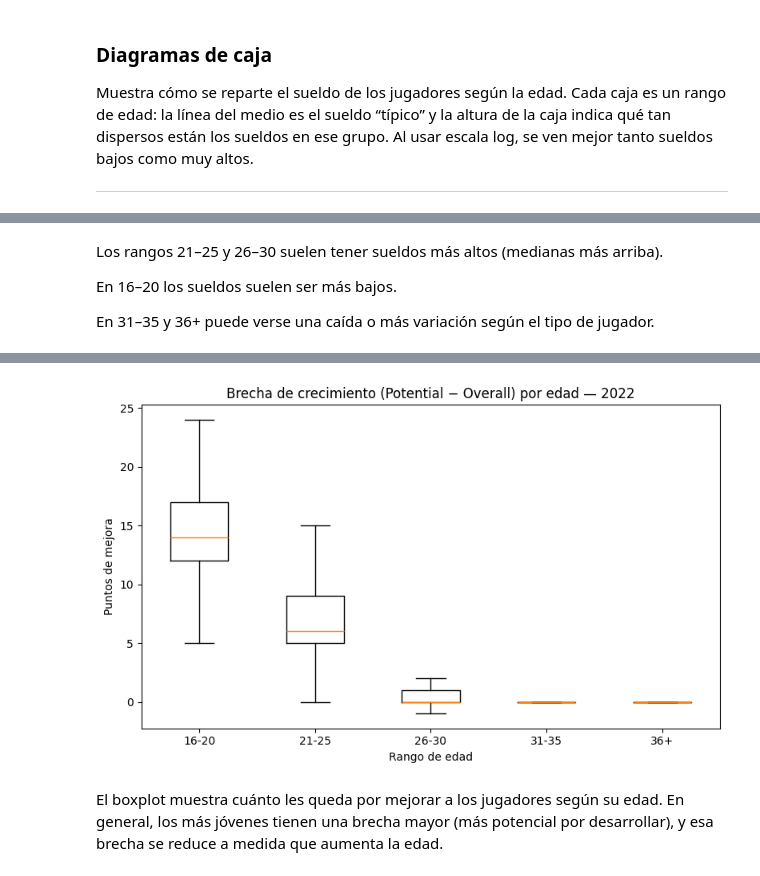
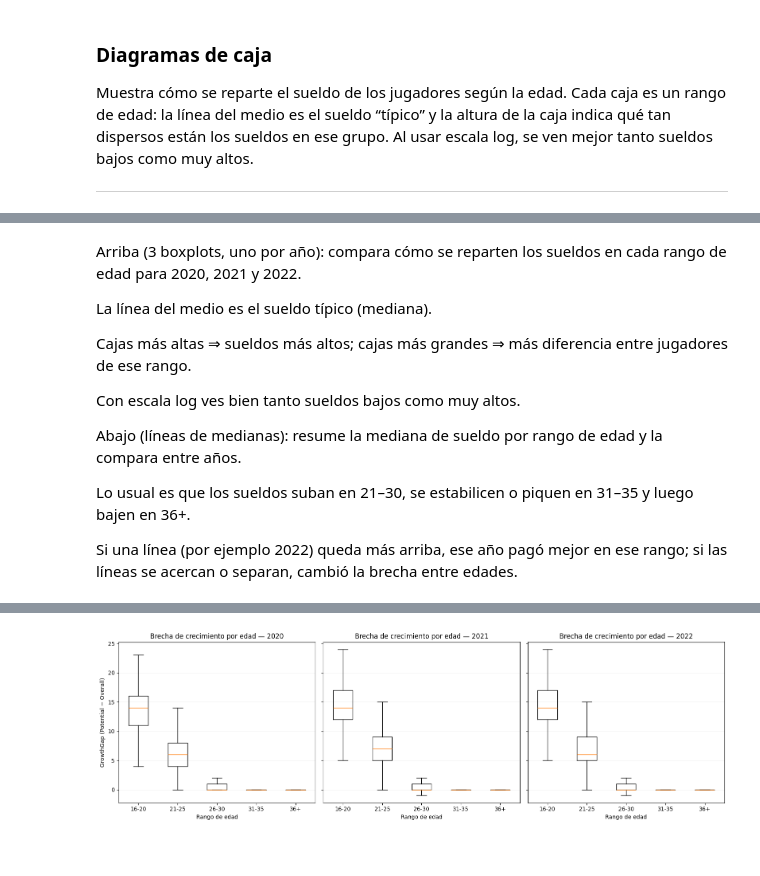
Before and after one commit to BrandonLCC/FIFA_ML_Kedro, a Jupyter notebook: machine-learning-project/notebooks/2_Data_Understanding.ipynb, the cells around one changed output, grey strips where cells are left out. Saved outputs shown, nothing was run; the diff lists cells and outputs as text; code cells hidden in the pictures.

```diff
--- a/machine-learning-project/notebooks/2_Data_Understanding.ipynb
+++ b/machine-learning-project/notebooks/2_Data_Understanding.ipynb
@@ -489,33 +563,65 @@ plt.show()
 # %% [markdown]
-Los rangos 21–25 y 26–30 suelen tener sueldos más altos (medianas más arriba).
+Arriba (3 boxplots, uno por año): compara cómo se reparten los sueldos en cada rango de edad para 2020, 2021 y 2022.
 
-En 16–20 los sueldos suelen ser más bajos.
+La línea del medio es el sueldo típico (mediana).
 
-En 31–35 y 36+ puede verse una caída o más variación según el tipo de jugador.
+Cajas más altas ⇒ sueldos más altos; cajas más grandes ⇒ más diferencia entre jugadores de ese rango.
+
+Con escala log ves bien tanto sueldos bajos como muy altos.
+
+Abajo (líneas de medianas): resume la mediana de sueldo por rango de edad y la compara entre años.
+
+Lo usual es que los sueldos suban en 21–30, se estabilicen o piquen en 31–35 y luego bajen en 36+.
+
+Si una línea (por ejemplo 2022) queda más arriba, ese año pagó mejor en ese rango; si las líneas se acercan o separan, cambió la brecha entre edades.
 # %%
-# --- helpers ---
-def ensure_cols(df, cols):
-    missing=[c for c in cols if c not in df.columns];
-    if missing: raise KeyError(f"Faltan columnas: {missing}")
+import numpy as np
+import pandas as pd
+import matplotlib.pyplot as plt
 
-ensure_cols(FIFA22_df, ["Overall","Potential","Age"])
-FIFA22_df = FIFA22_df.copy()
-FIFA22_df["GrowthGap"] = FIFA22_df["Potential"] - FIFA22_df["Overall"]
-FIFA22_df["AgeBin"] = pd.cut(FIFA22_df["Age"], bins=[15,20,25,30,35,45],
-                      labels=["16-20","21-25","26-30","31-35","36+"])
+# ===== Configuración común =====
+AGE_BINS   = [15, 20, 25, 30, 35, 45]
+AGE_LABELS = ["16-20","21-25","26-30","31-35","36+"]
 
-bins = ["16-20","21-25","26-30","31-35","36+"]
-data = [FIFA22_df.loc[FIFA22_df["AgeBin"]==b,"GrowthGap"].dropna().values for b in bins]
+def prepare_growthgap(df):
+    """Asegura numéricos, calcula GrowthGap y arma AgeBin compatible."""
+    x = df.copy()
+    for c in ["Overall","Potential","Age"]:
+        x[c] = pd.to_numeric(x.get(c), errors="coerce")
+    x["GrowthGap"] = x["Potential"] - x["Overall"]
+    x["AgeBin"] = pd.cut(
+        x["Age"], bins=AGE_BINS, labels=AGE_LABELS,
+        include_lowest=True, right=True, ordered=True
+    ).cat.set_categories(AGE_LABELS, ordered=True)
+    return x
 
-plt.figure(figsize=(8,5))
-plt.boxplot(data, showfliers=False)
-plt.xticks(range(1,len(bins)+1), bins)
-plt.title("Brecha de crecimiento (Potential − Overall) por edad — 2022")
-plt.ylabel("Puntos de mejora")
-plt.xlabel("Rango de edad")
-plt.tight_layout(); plt.show()
+def box_data_by_agebin(df):
+    sub = df.dropna(subset=["GrowthGap","AgeBin"])
+    return [sub.loc[sub["AgeBin"]==b, "GrowthGap"].values for b in AGE_LABELS]
+
+# ===== Prepara cada año (usa tus dataframes FIFA20_df/FIFA21_df/FIFA22_df) =====
+g20 = prepare_growthgap(FIFA20_df)
+g21 = prepare_growthgap(FIFA21_df)
+g22 = prepare_growthgap(FIFA22_df)
+
+data20 = box_data_by_agebin(g20)
+data21 = box_data_by_agebin(g21)
+data22 = box_data_by_agebin(g22)
+
+# ===== Boxplots lado a lado =====
+fig, axes = plt.subplots(1, 3, figsize=(16, 5), sharey=True)
+
+for ax, data, year in zip(axes, [data20, data21, data22], [2020, 2021, 2022]):
+    ax.boxplot(data, showfliers=False)
+    ax.set_xticks(range(1, len(AGE_LABELS)+1))
+    ax.set_xticklabels(AGE_LABELS)
+    ax.set_title(f"Brecha de crecimiento por edad — {year}")
+    ax.set_xlabel("Rango de edad")
+    ax.grid(axis='y', alpha=0.2)
+
+axes[0].set_ylabel("GrowthGap (Potential − Overall)")
+plt.tight_layout()
+plt.show()
 # %% [output]
 [interactive output not drawn]
-[figure, old version]
+[figure, new version]
-# %% [markdown]
-El boxplot muestra cuánto les queda por mejorar a los jugadores según su edad. En general, los más jóvenes tienen una brecha mayor (más potencial por desarrollar), y esa brecha se reduce a medida que aumenta la edad.
```
Also changed, not shown: parts of 5 cells of this notebook.
